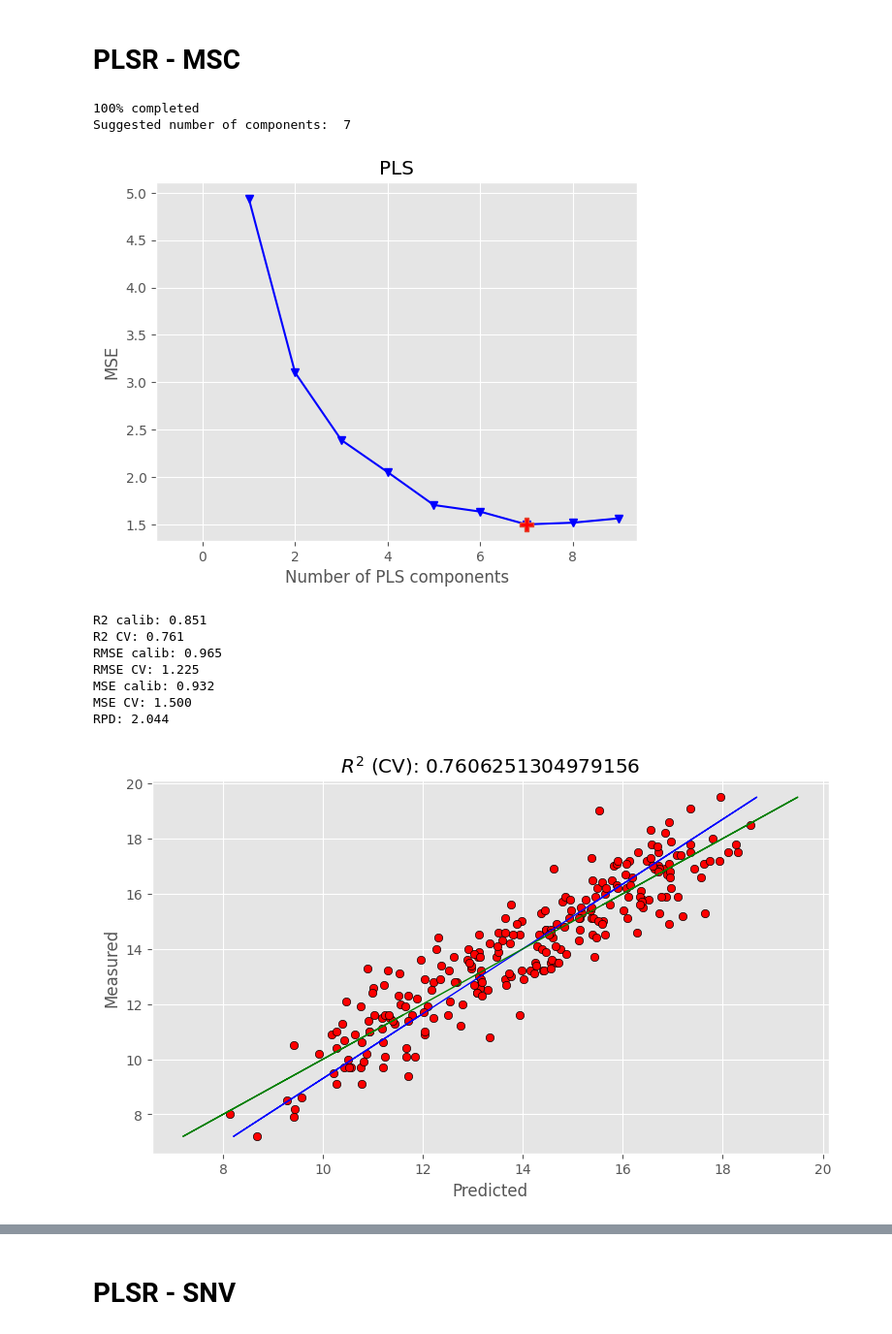
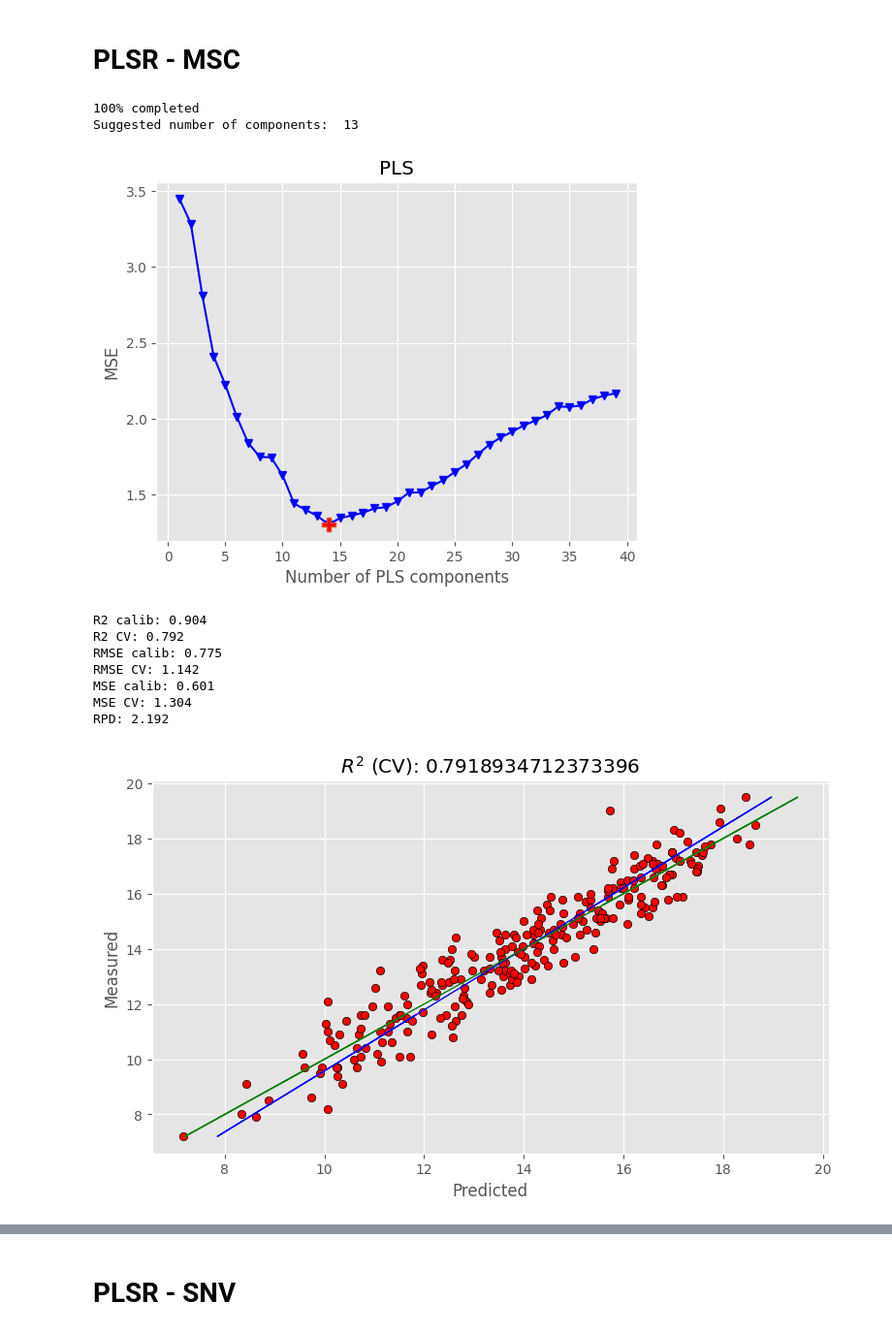
Before and after one commit to xndrxssx/cotton_candy_spectral_analysis, a Jupyter notebook: PLS Regression/cotton_candy_PLSR.ipynb, the cells around one changed output, grey strips where cells are left out. Shown at 97% size. Saved outputs shown, nothing was run; the diff lists cells and outputs as text; code cells hidden in the pictures.

```diff
--- a/PLS Regression/cotton_candy_PLSR.ipynb
+++ b/PLS Regression/cotton_candy_PLSR.ipynb
@@ -35,7 +43,7 @@ X = df_raw.iloc[:, 7:]
 # %% [markdown]
 # Algoritmo PLSR
 # %%
-def optimise_pls_cv(X, y, n_comp, plot_components=True, max_iter=500):
+def optimise_pls_cv(X, y, n_comp, plot_components=True, max_iter=100):
 
     '''Run PLS including a variable number of components, up to n_comp,
        and calculate MSE '''
@@ -218,21 +226,21 @@ y_fn = df_raw['FIRMEZA (N)'].values
 y_ubu = df_raw['UBU (%)'].values
 y_ubs = df_raw['UBS (%)'].values
 # Get spectra
-X = df_msc.values
+X_msc = df_msc.values
 # Get wavelengths
 wl = np.arange(350,2500,1)
 # %%
-optimise_pls_cv(X,y_sst, 10, plot_components=True)
+optimise_pls_cv(X_msc,y_sst, 40, plot_components=True)
 # %% [output]
 100% completed
-Suggested number of components:  7
+Suggested number of components:  13
-[figure, old version]
+[figure, new version]
-R2 calib: 0.851
-R2 CV: 0.761
-RMSE calib: 0.965
-RMSE CV: 1.225
-MSE calib: 0.932
-MSE CV: 1.500
-RPD: 2.044
+R2 calib: 0.904
+R2 CV: 0.792
+RMSE calib: 0.775
+RMSE CV: 1.142
+MSE calib: 0.601
+MSE CV: 1.304
+RPD: 2.192
-[figure, old version]
+[figure, new version]
 # %%
```
Also changed, not shown: parts of 11 cells of this notebook, 3 other files.
